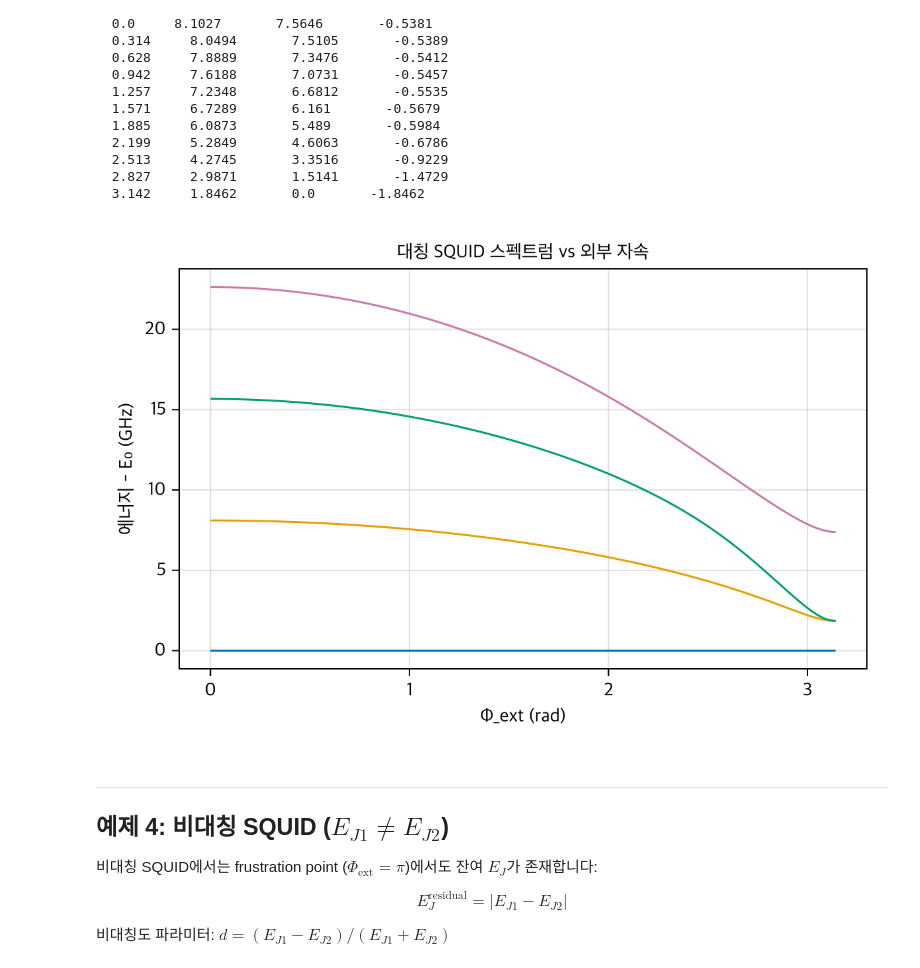
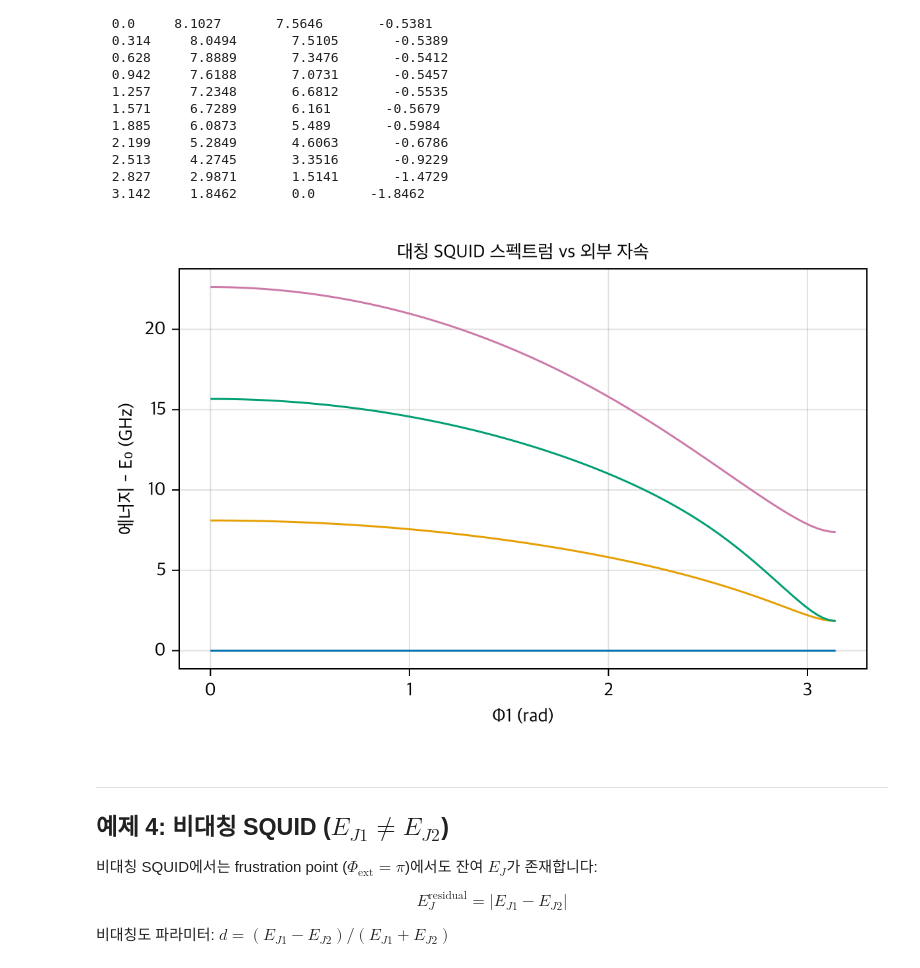
Before and after one commit to yalgaeahn/scqubitsMimic.jl, a Jupyter notebook: examples/demo_customcircuit.ipynb, the cells around one changed output. Saved outputs shown, nothing was run; the diff lists cells and outputs as text; code cells hidden in the pictures.

Commit message:
Align custom circuit symbols with scqubits flux naming

```diff
--- a/examples/demo_customcircuit.ipynb
+++ b/examples/demo_customcircuit.ipynb
@@ -194,19 +198,19 @@ end
 # %%
 # 자속 스윕 플롯
 set_external_flux!(circ3, 1, 0.0)
-sd3 = get_spectrum_vs_paramvals(circ3, :flux, range(0.0, π, length=101); evals_count=4)
+sd3 = get_spectrum_vs_paramvals(circ3, Symbol("Φ1"), range(0.0, π, length=101); evals_count=4)
 
 fig = Figure(size=(600, 400))
 ax = Axis(fig[1, 1],
-    xlabel="Φ_ext (rad)",
+    xlabel="Φ1 (rad)",
     ylabel="에너지 - E₀ (GHz)",
     title="대칭 SQUID 스펙트럼 vs 외부 자속")
 for k in 1:4
     lines!(ax, collect(sd3.param_vals), sd3.eigenvalues[:, k] .- sd3.eigenvalues[:, 1])
 end
 fig
 # %% [output]
-[figure, old version]
+[figure, new version]
 # %% [markdown]
 ---
 ## 예제 4: 비대칭 SQUID ($E_{J1} \neq E_{J2}$)
```
Also changed, not shown: parts of 3 cells of this notebook, 8 other files.
